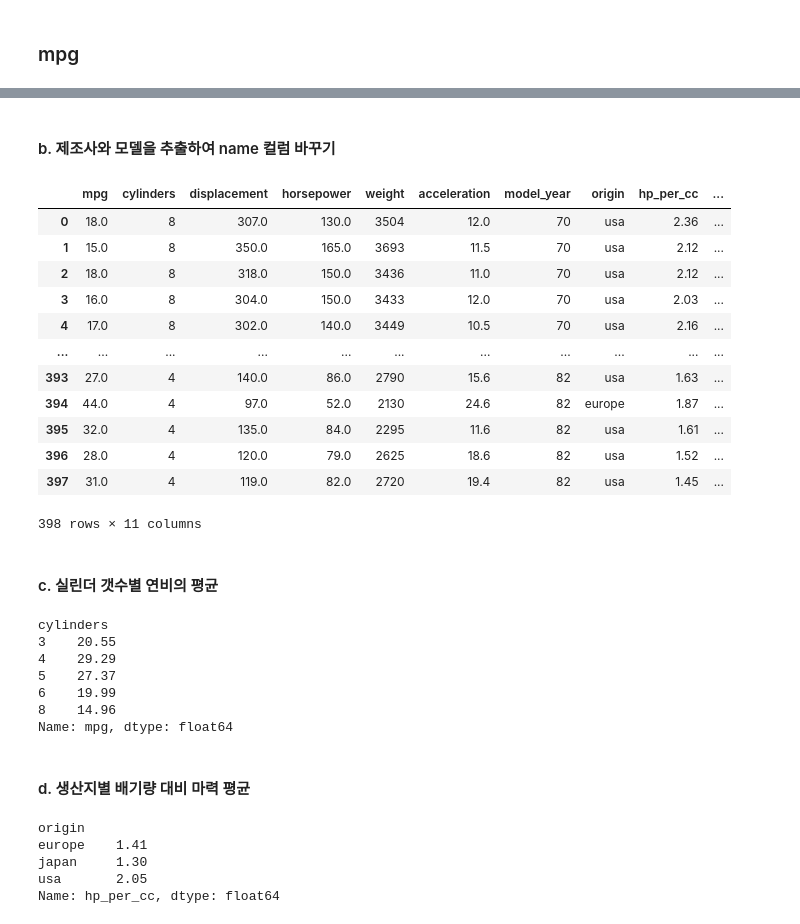
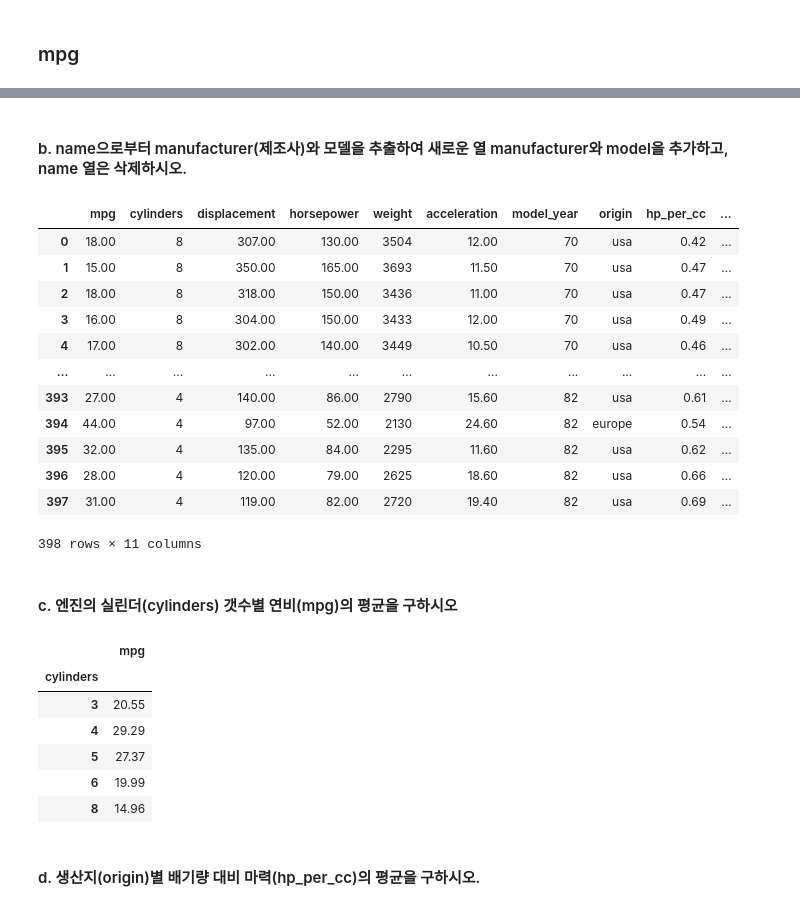
Before and after one commit to yeonhaneul/Data-Analysis-2020, a Jupyter notebook: 03.Pandas/1111_연습문제.ipynb, the cells around one changed output, grey strips where cells are left out. Drawn from its saved outputs; the diff is of its cells as text; code cells hidden in the pictures.

```diff
--- a/03.Pandas/1111_연습문제.ipynb
+++ b/03.Pandas/1111_연습문제.ipynb
@@ -130,0 +55,13 @@ dtype: float64
+# %%
+pd.options.display.float_format = lambda iris2: f'{iris2:.2f}'
+iris2 = pd.DataFrame({
+    "species" : species,
+    "columns" : columns,
+    "old_mean" : o_mean_list,
+    "old_std" : o_std_list,
+    "outlier" : outlier_list,
+    "new_mean" : n_mean_list,
+    "new_std" : n_std_list
+})
+n_iris = iris2.set_index(['species', 'columns'])
+n_iris
@@ -161,5 +113,6 @@ titanic.tail()
 # %%
-titanic['age'] = round(titanic['age'].fillna(titanic['age'].mean()),3)
+pd.options.display.float_format = lambda titanic: f'{titanic:.2f}'
+titanic['age'] = titanic['age'].fillna(titanic['age'].mean())
 titanic.tail()
 # %% [output]
 |  | survived | pclass | sex | age | sibsp | parch | fare | embarked | class | who | ... |
@@ -255,4 +220,5 @@ dtype: float64
 ### mpg
 # %%
 mpg = sns.load_dataset('mpg')
+pd.options.display.float_format = lambda x: f'{x:.2f}'
 # %% [markdown]
@@ -272,5 +238,5 @@ mpg.describe()
 # %%
-mpg["hp_per_cc"] = round(mpg.displacement / mpg.horsepower,2)
+mpg["hp_per_cc"] = mpg.horsepower / mpg.displacement
 mpg.tail()
 # %% [output]
 |  | mpg | cylinders | displacement | horsepower | weight | acceleration | model_year | origin | name | ... |
@@ -282,52 +248,42 @@ mpg.tail()
-# %% [markdown]
-#### b. 제조사와 모델을 추출하여 name 컬럼 바꾸기
+# %% [markdown]
+#### b. name으로부터 manufacturer(제조사)와 모델을 추출하여 새로운 열 manufacturer와 model을 추가하고, name 열은 삭제하시오.
 # %%
 name_split = mpg['name'].str.split(' ')
 
 manufacturer = name_split.str[0]
-model1 = name_split.str[1]
-model2 = name_split.str[2]
-model = model1+' '+model2
+model = name_split.str[1] + ' ' + name_split.str[2].fillna('')
 
 mpg['manufacturer'] = manufacturer
 mpg['model'] = model
 
 mpg.drop(['name'], axis='columns', inplace=True)
 
 mpg
 # %% [output]
 |  | mpg | cylinders | displacement | horsepower | weight | acceleration | model_year | origin | hp_per_cc | ... |
-| 0 | 18.0 | 8 | 307.0 | 130.0 | 3504 | 12.0 | 70 | usa | 2.36 | ... |
-| 1 | 15.0 | 8 | 350.0 | 165.0 | 3693 | 11.5 | 70 | usa | 2.12 | ... |
-| 2 | 18.0 | 8 | 318.0 | 150.0 | 3436 | 11.0 | 70 | usa | 2.12 | ... |
-| 3 | 16.0 | 8 | 304.0 | 150.0 | 3433 | 12.0 | 70 | usa | 2.03 | ... |
-| 4 | 17.0 | 8 | 302.0 | 140.0 | 3449 | 10.5 | 70 | usa | 2.16 | ... |
+| 0 | 18.00 | 8 | 307.00 | 130.00 | 3504 | 12.00 | 70 | usa | 0.42 | ... |
+| 1 | 15.00 | 8 | 350.00 | 165.00 | 3693 | 11.50 | 70 | usa | 0.47 | ... |
+| 2 | 18.00 | 8 | 318.00 | 150.00 | 3436 | 11.00 | 70 | usa | 0.47 | ... |
+| 3 | 16.00 | 8 | 304.00 | 150.00 | 3433 | 12.00 | 70 | usa | 0.49 | ... |
+| 4 | 17.00 | 8 | 302.00 | 140.00 | 3449 | 10.50 | 70 | usa | 0.46 | ... |
 | ... | ... | ... | ... | ... | ... | ... | ... | ... | ... | ... |
-| 393 | 27.0 | 4 | 140.0 | 86.0 | 2790 | 15.6 | 82 | usa | 1.63 | ... |
-| 394 | 44.0 | 4 | 97.0 | 52.0 | 2130 | 24.6 | 82 | europe | 1.87 | ... |
-| 395 | 32.0 | 4 | 135.0 | 84.0 | 2295 | 11.6 | 82 | usa | 1.61 | ... |
-| 396 | 28.0 | 4 | 120.0 | 79.0 | 2625 | 18.6 | 82 | usa | 1.52 | ... |
-| 397 | 31.0 | 4 | 119.0 | 82.0 | 2720 | 19.4 | 82 | usa | 1.45 | ... |
+| 393 | 27.00 | 4 | 140.00 | 86.00 | 2790 | 15.60 | 82 | usa | 0.61 | ... |
+| 394 | 44.00 | 4 | 97.00 | 52.00 | 2130 | 24.60 | 82 | europe | 0.54 | ... |
+| 395 | 32.00 | 4 | 135.00 | 84.00 | 2295 | 11.60 | 82 | usa | 0.62 | ... |
+| 396 | 28.00 | 4 | 120.00 | 79.00 | 2625 | 18.60 | 82 | usa | 0.66 | ... |
+| 397 | 31.00 | 4 | 119.00 | 82.00 | 2720 | 19.40 | 82 | usa | 0.69 | ... |
 398 rows × 11 columns
 # %% [markdown]
-#### c. 실린더 갯수별 연비의 평균
+#### c. 엔진의 실린더(cylinders) 갯수별 연비(mpg)의 평균을 구하시오
-# %%
-round(mpg.groupby(mpg.cylinders)["mpg"].mean(),2)
-# %% [output]
-cylinders
-3    20.55
-4    29.29
-5    27.37
-6    19.99
-8    14.96
-Name: mpg, dtype: float64
+# %%
+mpg.pivot_table('mpg', 'cylinders')
+# %% [output]
+|  | mpg |
+| cylinders |  |
+| 3 | 20.55 |
+| 4 | 29.29 |
+| 5 | 27.37 |
+| 6 | 19.99 |
+| 8 | 14.96 |
 # %% [markdown]
-#### d. 생산지별 배기량 대비 마력 평균
+#### d. 생산지(origin)별 배기량 대비 마력(hp_per_cc)의 평균을 구하시오.
-# %%
-round(mpg.groupby(mpg.origin)["hp_per_cc"].mean(),2)
-# %% [output]
-origin
-europe    1.41
-japan     1.30
-usa       2.05
-Name: hp_per_cc, dtype: float64
```
Also changed, not shown: parts of 47 cells of this notebook, 1 other file.
